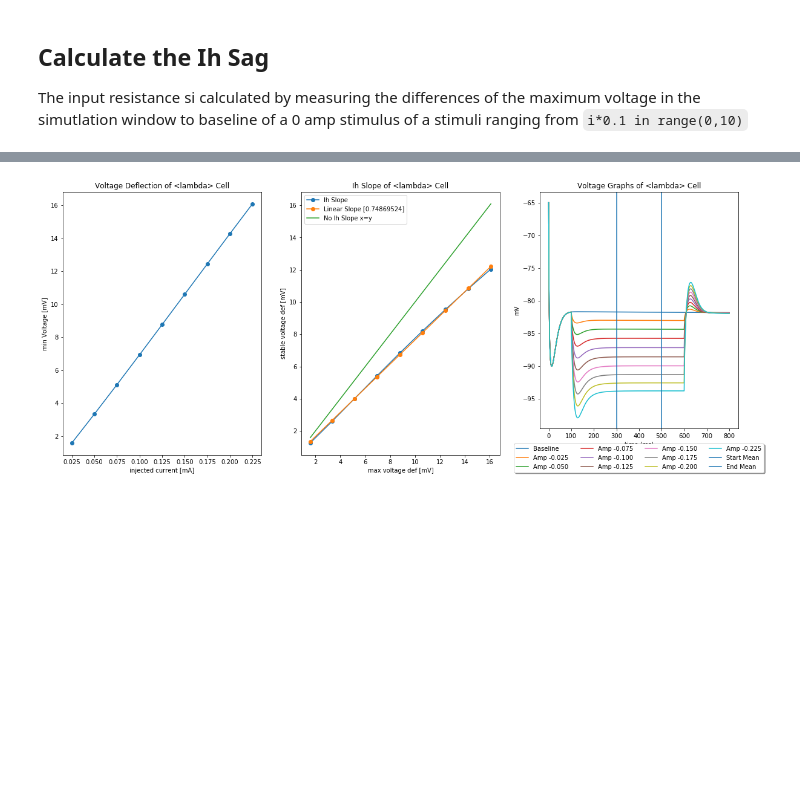
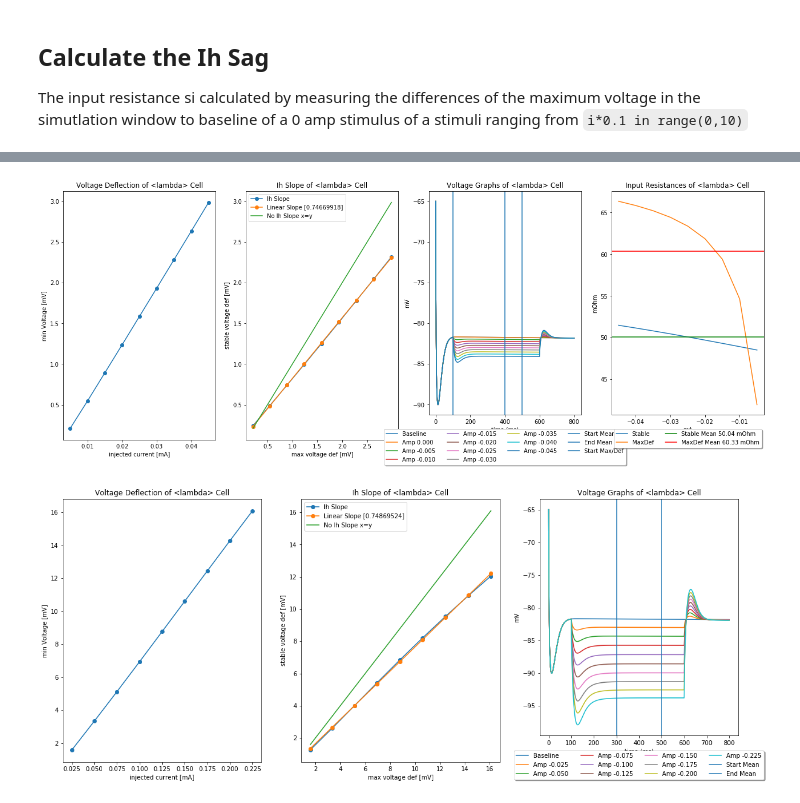
Before and after one commit to jhnnsrs/layer5-pyramidal-model, a Jupyter notebook: notebooks/Hallermann - Ih-Sag.ipynb, the cells around one changed output, grey strips where cells are left out. Drawn from its saved outputs; the diff is of its cells as text; code cells hidden in the pictures; blank space fills up the shorter version.

```diff
--- a/notebooks/Hallermann - Ih-Sag.ipynb
+++ b/notebooks/Hallermann - Ih-Sag.ipynb
@@ -38,3 +46,8 @@ baseline, traces = calculateIhSagTraces(cellbuilder)
+# %%
+reload(ih)
+lala = ih.calculateInputResistanceAndIhSag(cellbuilder)
+# %% [output]
+[figure, added]
 # %%
 from helpers import generic
 reload(generic)
```
Also changed, not shown: parts of 5 cells of this notebook, 9 other files.
